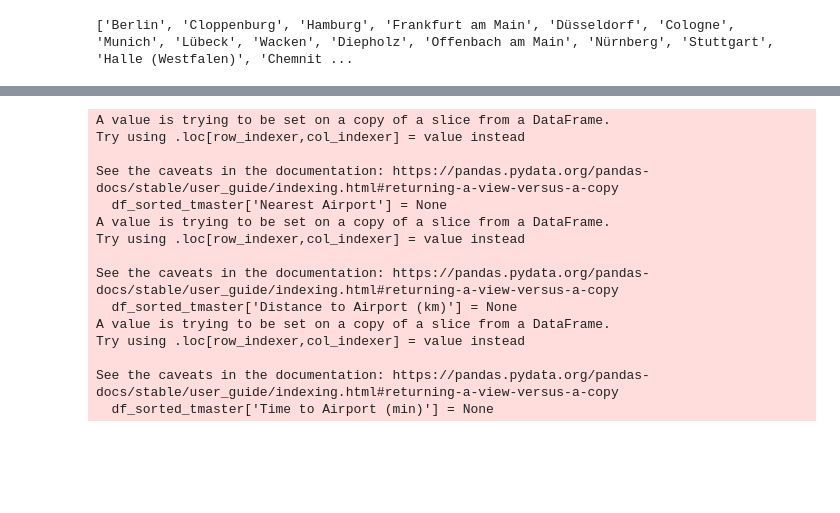
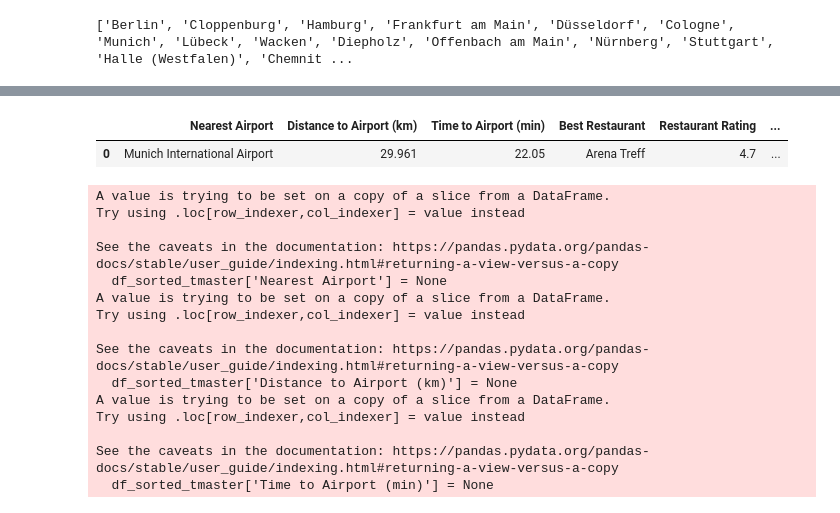
Before and after one commit to shadzic/ESMT_2024_DataScraping_Students, a Jupyter notebook: Group_Project.ipynb, the cells around one changed output, grey strips where cells are left out. Saved outputs shown, nothing was run; the diff lists cells and outputs as text; code cells hidden in the pictures; blank space fills up the shorter version.

```diff
--- a/Group_Project.ipynb
+++ b/Group_Project.ipynb
@@ -390,0 +354,25 @@ df_sorted_tmaster[:23]
+# %%
+
+
+germany_map = folium.Map(location=[51.1657, 10.4515], zoom_start=6)  # Zoom level for Germany
+
+#Loop through the filtered DataFrame  and add markers
+for _, row in df_sorted_tmaster.iterrows():
+    # Extract relevant details from each row
+    venue_lat = row['Venue Latitude']
+    venue_lon = row['Venue Longitude']
+    event_name = row['Event Name']
+    event_date = row['Event Date']
+    event_temp = row['Weather Forecast']
+
+    # Create a popup with event information (name and date)
+    popup_content = f"{event_name} at {event_date}, Weather will be {event_temp}."
+
+    #Add the marker to the map
+    folium.Marker(
+        location=[venue_lat, venue_lon],
+        popup=folium.Popup(popup_content, max_width=300),
+        tooltip=event_name
+    ).add_to(germany_map)
+
+germany_map.save("germany_events_map.html")
@@ -390,0 +490,5 @@ df_sorted_tmaster[:23]
+# %%
+# Make iloc change according to selection
+row = #adjust to website code
+venue_info = process_single_venue(df_sorted_tmaster.iloc[0])
+venue_info
@@ -391,2 +503,8 @@ df_sorted_tmaster[:23]
+# %%
+venue_df = pd.DataFrame([venue_info])
+venue_df
+# %% [output]
+|  | Nearest Airport | Distance to Airport (km) | Time to Airport (min) | Best Restaurant | Restaurant Rating | ... |
+| 0 | Munich International Airport | 29.961 | 22.05 | Arena Treff | 4.7 | ... |
 # %%
 # Google Maps API
```
Also changed, not shown: parts of 12 cells of this notebook, 4 other files.
